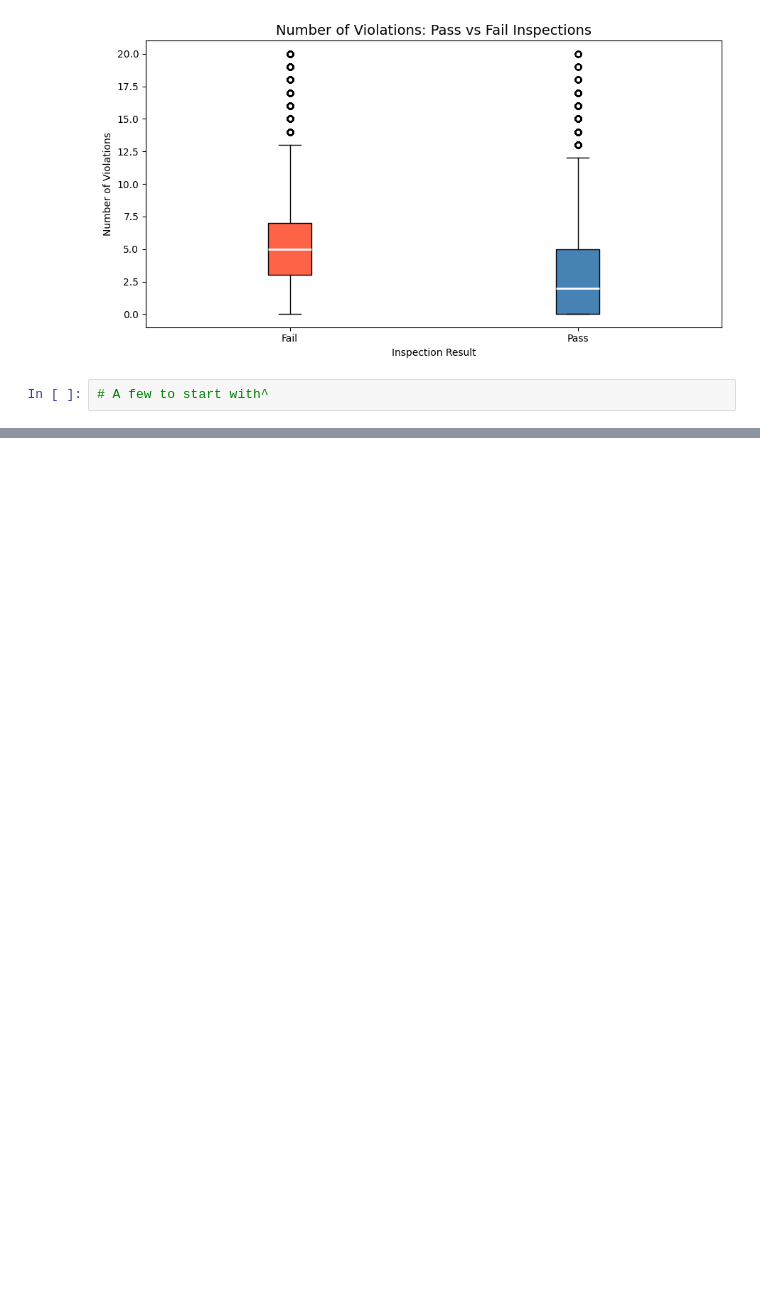
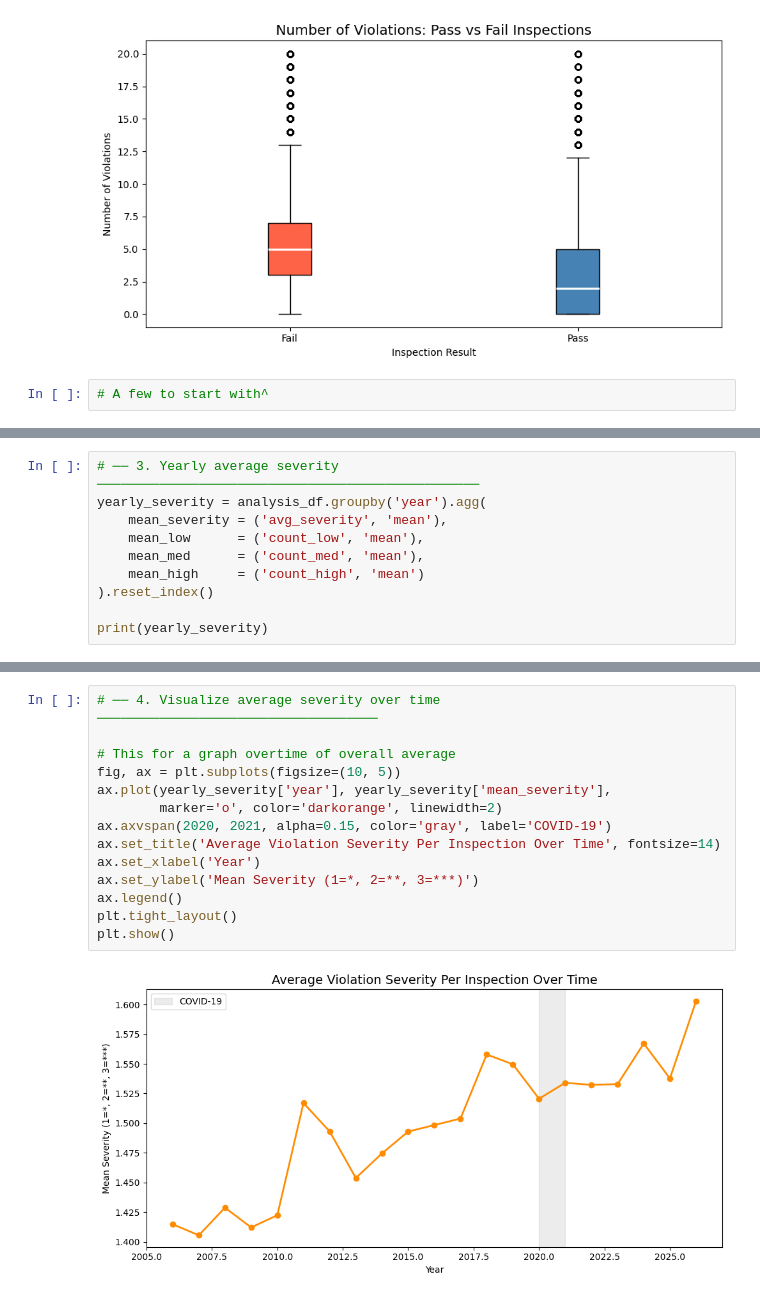
Before and after one commit to celestedeudon/DS340H_Project_CD, a Jupyter notebook: FinalProjectRunningNotebook.ipynb, the cells around one changed output, grey strips where cells are left out. Saved outputs shown, nothing was run; the diff lists cells and outputs as text; blank space fills up the shorter version.

```diff
--- a/FinalProjectRunningNotebook.ipynb
+++ b/FinalProjectRunningNotebook.ipynb
@@ -319,0 +483,10 @@ plt.show()
+# %%
+# ── 3. Yearly average severity ─────────────────────────────────────────────────
+yearly_severity = analysis_df.groupby('year').agg(
+    mean_severity = ('avg_severity', 'mean'),
+    mean_low      = ('count_low', 'mean'),
+    mean_med      = ('count_med', 'mean'),
+    mean_high     = ('count_high', 'mean')
+).reset_index()
+
+print(yearly_severity)
@@ -319,0 +511,16 @@ plt.show()
+# %%
+# ── 4. Visualize average severity over time ────────────────────────────────────
+
+# This for a graph overtime of overall average
+fig, ax = plt.subplots(figsize=(10, 5))
+ax.plot(yearly_severity['year'], yearly_severity['mean_severity'],
+        marker='o', color='darkorange', linewidth=2)
+ax.axvspan(2020, 2021, alpha=0.15, color='gray', label='COVID-19')
+ax.set_title('Average Violation Severity Per Inspection Over Time', fontsize=14)
+ax.set_xlabel('Year')
+ax.set_ylabel('Mean Severity (1=*, 2=**, 3=***)')
+ax.legend()
+plt.tight_layout()
+plt.show()
+# %% [output]
+[figure, added]
```
Also changed, not shown: parts of 8 cells of this notebook.
